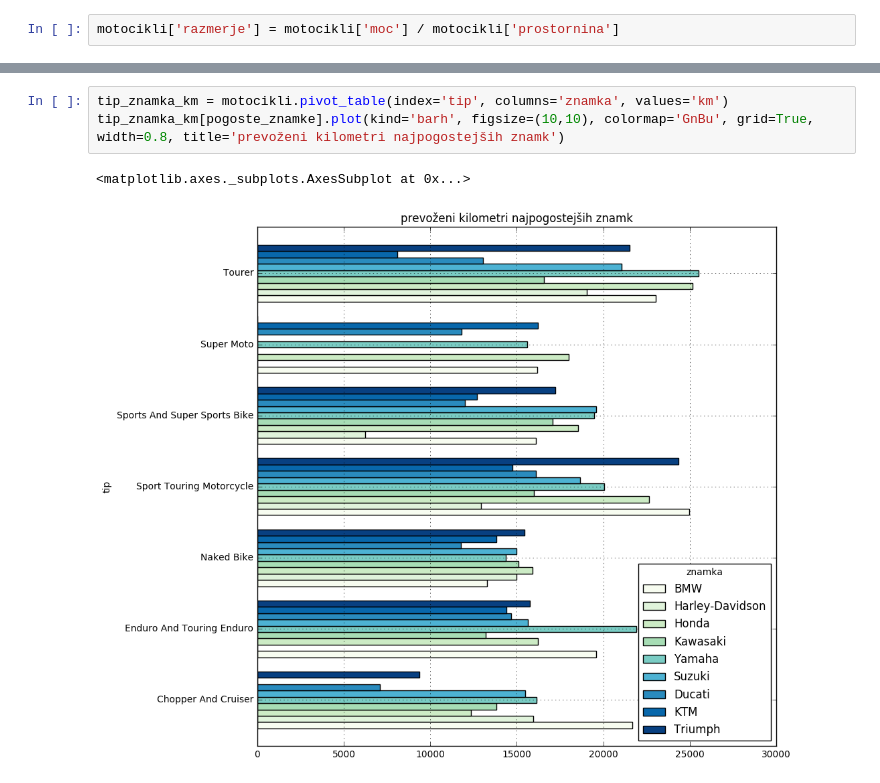
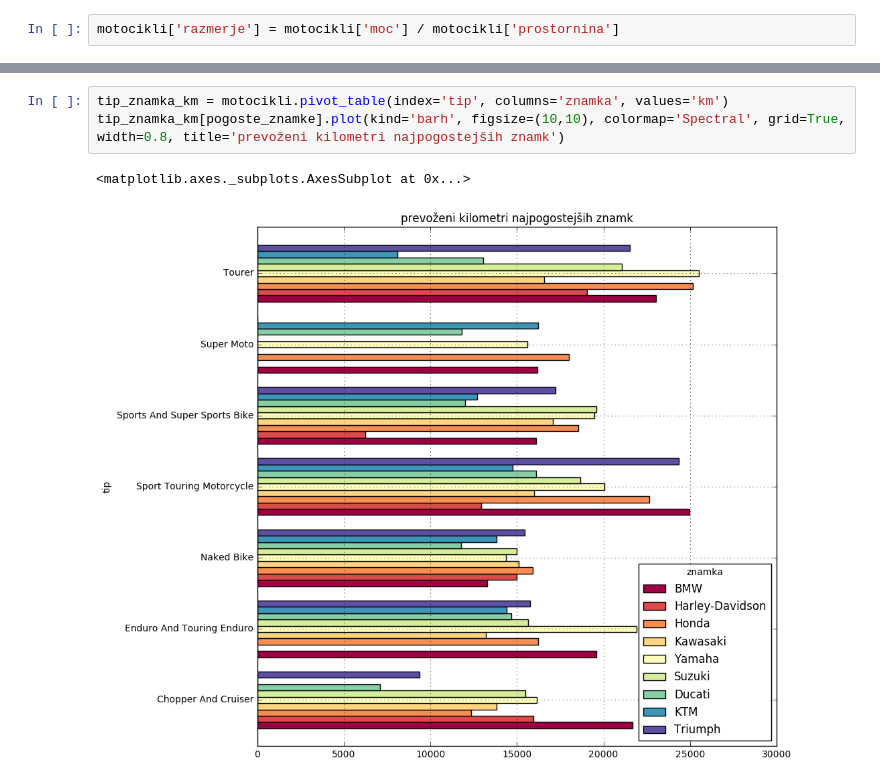
Before and after one commit to FMF-projects/rabljeni-motocikli, a Jupyter notebook: rabljeni_motocikli.ipynb, the cells around one changed output, grey strips where cells are left out. Drawn from its saved outputs; the diff is of its cells as text.

```diff
--- a/rabljeni_motocikli.ipynb
+++ b/rabljeni_motocikli.ipynb
@@ -267,6 +267,6 @@ tip_znamka_moc[pogoste_znamke].plot(kind='barh', figsize=(10,10), colormap='GnBu
 # %%
 tip_znamka_km = motocikli.pivot_table(index='tip', columns='znamka', values='km')
-tip_znamka_km[pogoste_znamke].plot(kind='barh', figsize=(10,10), colormap='GnBu', grid=True, width=0.8, title='prevoženi kilometri najpogostejših znamk')
+tip_znamka_km[pogoste_znamke].plot(kind='barh', figsize=(10,10), colormap='Spectral', grid=True, width=0.8, title='prevoženi kilometri najpogostejših znamk')
 # %% [output]
 <matplotlib.axes._subplots.AxesSubplot at 0x...>
-[figure, old version]
+[figure, new version]
```
Also changed, not shown: parts of 11 cells of this notebook.
